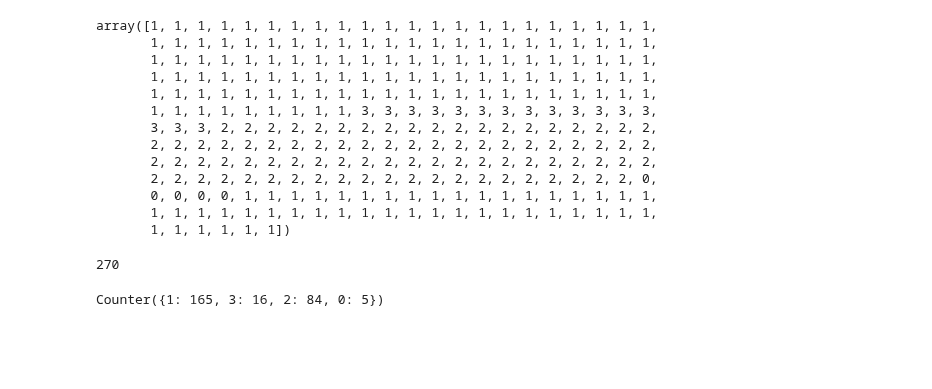
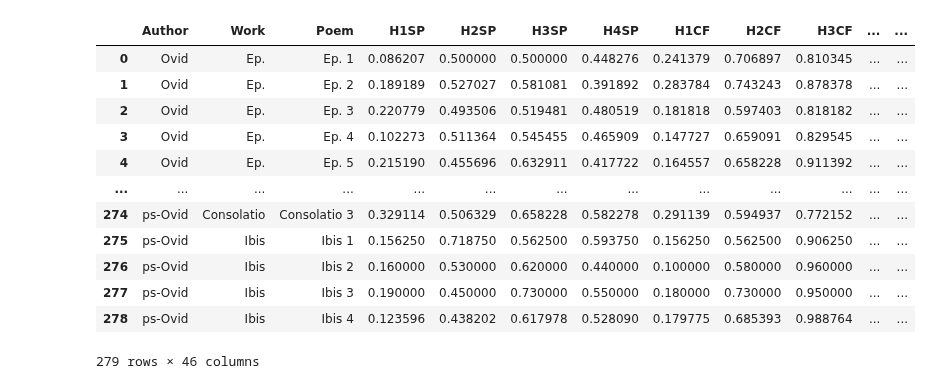
Before and after one commit to bnagy/nux-paper, a Jupyter notebook: repro/nux_imposters_poetics.ipynb, the cells around one changed output. Cells and saved outputs as stored; diff of their text form; code cells hidden in the pictures; blank space fills up the shorter version.

```diff
--- a/repro/nux_imposters_poetics.ipynb
+++ b/repro/nux_imposters_poetics.ipynb
@@ -432,0 +44,18 @@ test_corpus
+# %%
+elegy_vecs = pd.read_csv("elegy_poetic.csv", index_col=0)
+elegy_corpus = elegy_vecs[elegy_vecs.LEN >= 20].reset_index(drop=True)
+elegy_corpus
+# %% [output]
+|  | Author | Work | Poem | H1SP | H2SP | H3SP | H4SP | H1CF | H2CF | H3CF | ... | ... |
+| 0 | Ovid | Ep. | Ep. 1 | 0.086207 | 0.500000 | 0.500000 | 0.448276 | 0.241379 | 0.706897 | 0.810345 | ... | ... |
+| 1 | Ovid | Ep. | Ep. 2 | 0.189189 | 0.527027 | 0.581081 | 0.391892 | 0.283784 | 0.743243 | 0.878378 | ... | ... |
+| 2 | Ovid | Ep. | Ep. 3 | 0.220779 | 0.493506 | 0.519481 | 0.480519 | 0.181818 | 0.597403 | 0.818182 | ... | ... |
+| 3 | Ovid | Ep. | Ep. 4 | 0.102273 | 0.511364 | 0.545455 | 0.465909 | 0.147727 | 0.659091 | 0.829545 | ... | ... |
+| 4 | Ovid | Ep. | Ep. 5 | 0.215190 | 0.455696 | 0.632911 | 0.417722 | 0.164557 | 0.658228 | 0.911392 | ... | ... |
+| ... | ... | ... | ... | ... | ... | ... | ... | ... | ... | ... | ... | ... |
+| 274 | ps-Ovid | Consolatio | Consolatio 3 | 0.329114 | 0.506329 | 0.658228 | 0.582278 | 0.291139 | 0.594937 | 0.772152 | ... | ... |
+| 275 | ps-Ovid | Ibis | Ibis 1 | 0.156250 | 0.718750 | 0.562500 | 0.593750 | 0.156250 | 0.562500 | 0.906250 | ... | ... |
+| 276 | ps-Ovid | Ibis | Ibis 2 | 0.160000 | 0.530000 | 0.620000 | 0.440000 | 0.100000 | 0.580000 | 0.960000 | ... | ... |
+| 277 | ps-Ovid | Ibis | Ibis 3 | 0.190000 | 0.450000 | 0.730000 | 0.550000 | 0.180000 | 0.730000 | 0.950000 | ... | ... |
+| 278 | ps-Ovid | Ibis | Ibis 4 | 0.123596 | 0.438202 | 0.617978 | 0.528090 | 0.179775 | 0.685393 | 0.988764 | ... | ... |
+279 rows × 46 columns
@@ -433,28 +64,3 @@ test_corpus
 # %%
 lenc = LabelEncoder()
-labels = lenc.fit_transform(test_corpus.Author)
-labels
+labels = lenc.fit_transform(elegy_corpus.Author)
-# %% [output]
-array([1, 1, 1, 1, 1, 1, 1, 1, 1, 1, 1, 1, 1, 1, 1, 1, 1, 1, 1, 1, 1, 1,
-       1, 1, 1, 1, 1, 1, 1, 1, 1, 1, 1, 1, 1, 1, 1, 1, 1, 1, 1, 1, 1, 1,
-       1, 1, 1, 1, 1, 1, 1, 1, 1, 1, 1, 1, 1, 1, 1, 1, 1, 1, 1, 1, 1, 1,
-       1, 1, 1, 1, 1, 1, 1, 1, 1, 1, 1, 1, 1, 1, 1, 1, 1, 1, 1, 1, 1, 1,
-       1, 1, 1, 1, 1, 1, 1, 1, 1, 1, 1, 1, 1, 1, 1, 1, 1, 1, 1, 1, 1, 1,
-       1, 1, 1, 1, 1, 1, 1, 1, 1, 3, 3, 3, 3, 3, 3, 3, 3, 3, 3, 3, 3, 3,
-       3, 3, 3, 2, 2, 2, 2, 2, 2, 2, 2, 2, 2, 2, 2, 2, 2, 2, 2, 2, 2, 2,
-       2, 2, 2, 2, 2, 2, 2, 2, 2, 2, 2, 2, 2, 2, 2, 2, 2, 2, 2, 2, 2, 2,
-       2, 2, 2, 2, 2, 2, 2, 2, 2, 2, 2, 2, 2, 2, 2, 2, 2, 2, 2, 2, 2, 2,
-       2, 2, 2, 2, 2, 2, 2, 2, 2, 2, 2, 2, 2, 2, 2, 2, 2, 2, 2, 2, 2, 0,
-       0, 0, 0, 0, 1, 1, 1, 1, 1, 1, 1, 1, 1, 1, 1, 1, 1, 1, 1, 1, 1, 1,
-       1, 1, 1, 1, 1, 1, 1, 1, 1, 1, 1, 1, 1, 1, 1, 1, 1, 1, 1, 1, 1, 1,
-       1, 1, 1, 1, 1, 1])
-# %%
-len(labels)
-# %% [output]
-270
-# %%
-from collections import Counter
-
-Counter(labels)
-# %% [output]
-Counter({1: 165, 3: 16, 2: 84, 0: 5})
```
Also changed, not shown: parts of 51 cells of this notebook, 2 other files.
